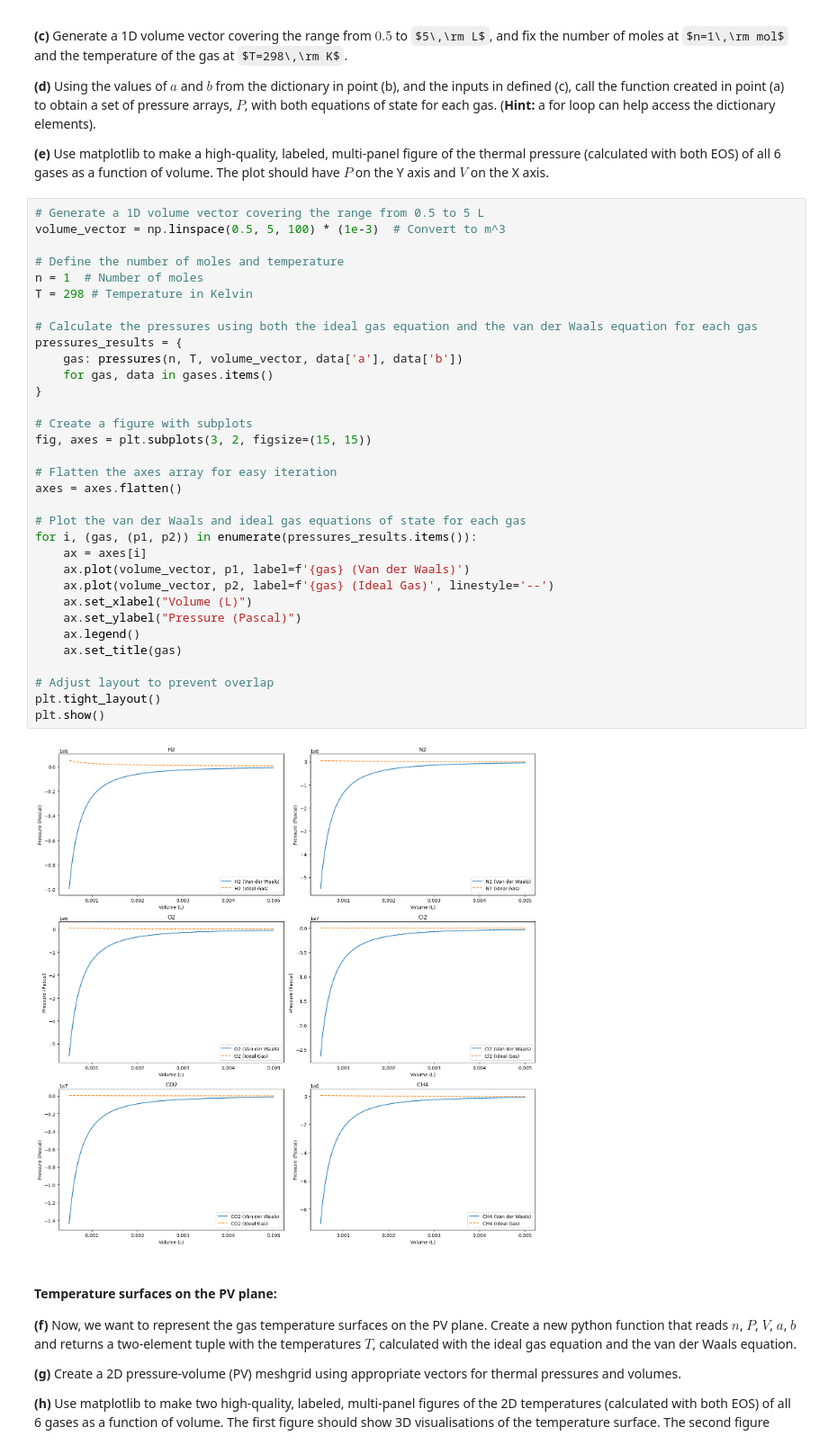
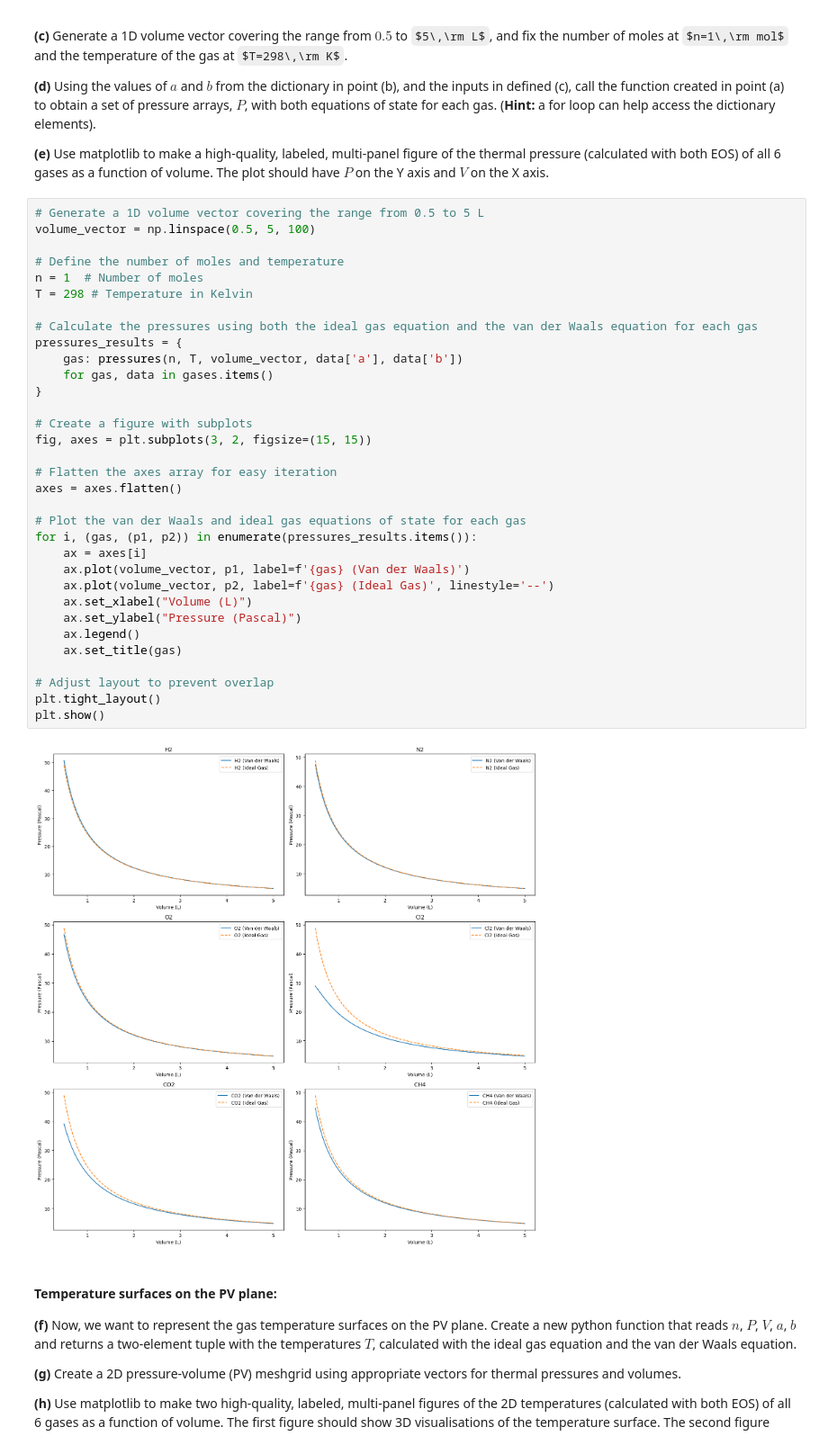
Before and after one commit to DaVas1410/computational-physics-1, a Jupyter notebook: homework/hw1/HW1.ipynb, the cells around one changed output. Shown at 90% size. Cells and saved outputs as stored; diff of their text form; some formulas as TeX source.

```diff
--- a/homework/hw1/HW1.ipynb
+++ b/homework/hw1/HW1.ipynb
@@ -109,39 +110,39 @@ gases = {
 **(e)** Use matplotlib to make a high-quality, labeled, multi-panel figure of the thermal pressure (calculated with both EOS) of all 6 gases as a function of volume. The plot should have $P$ on the Y axis and $V$ on the X axis.
 # %%
 # Generate a 1D volume vector covering the range from 0.5 to 5 L
-volume_vector = np.linspace(0.5, 5, 100) * (1e-3)  # Convert to m^3
+volume_vector = np.linspace(0.5, 5, 100)
 
 # Define the number of moles and temperature
 n = 1  # Number of moles
 T = 298 # Temperature in Kelvin
 
 # Calculate the pressures using both the ideal gas equation and the van der Waals equation for each gas
 pressures_results = {
     gas: pressures(n, T, volume_vector, data['a'], data['b'])
     for gas, data in gases.items()
 }
 
 # Create a figure with subplots
 fig, axes = plt.subplots(3, 2, figsize=(15, 15))
 
 # Flatten the axes array for easy iteration
 axes = axes.flatten()
 
 # Plot the van der Waals and ideal gas equations of state for each gas
 for i, (gas, (p1, p2)) in enumerate(pressures_results.items()):
     ax = axes[i]
     ax.plot(volume_vector, p1, label=f'{gas} (Van der Waals)')
     ax.plot(volume_vector, p2, label=f'{gas} (Ideal Gas)', linestyle='--')
     ax.set_xlabel("Volume (L)")
     ax.set_ylabel("Pressure (Pascal)")
     ax.legend()
     ax.set_title(gas)
 
 # Adjust layout to prevent overlap
 plt.tight_layout()
 plt.show()
 # %% [output]
-[figure, old version]
+[figure, new version]
 # %% [markdown]
 #### Temperature surfaces on the PV plane:
 
```
Also changed, not shown: parts of 7 cells of this notebook, 1 other file.
